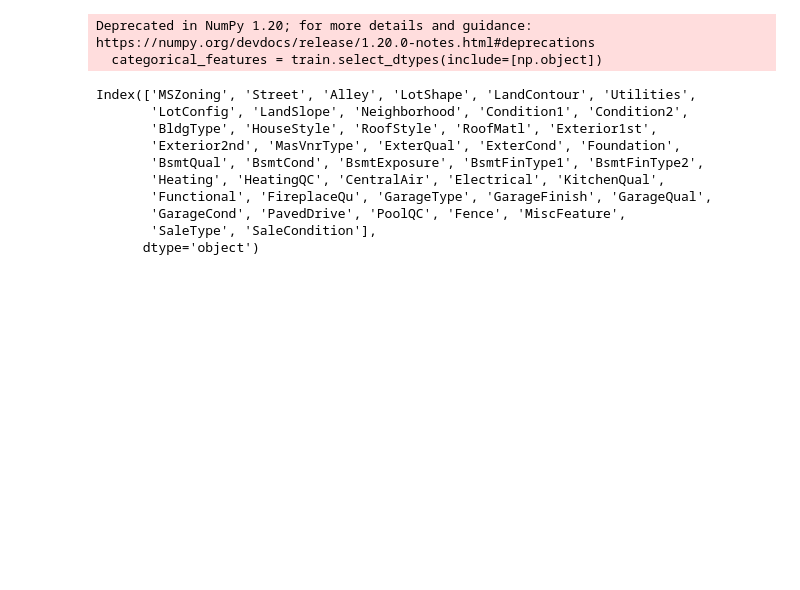
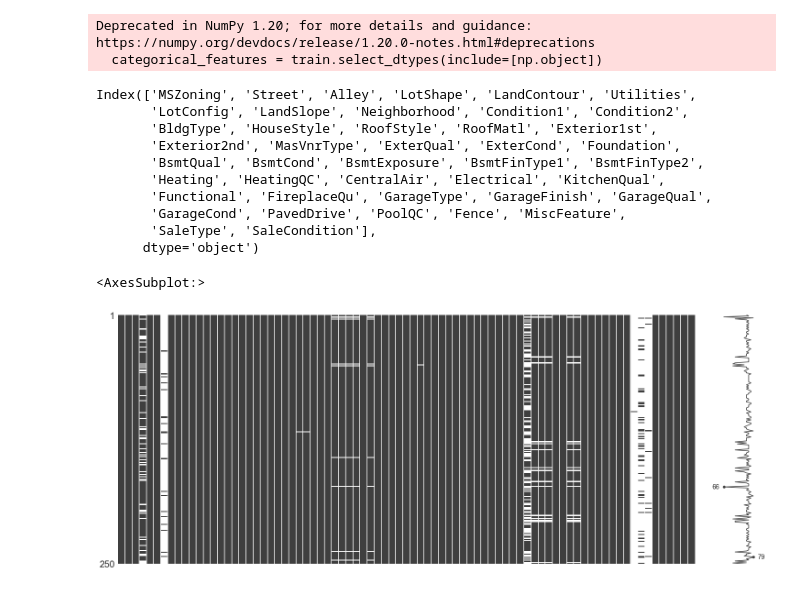
Before and after one commit to KamiLimu1/Data_Science2022, a Jupyter notebook: TutorialOnExplanatoryDataAnalysis.ipynb, the cells around one changed output. Drawn from its saved outputs; the diff is of its cells as text; code cells hidden in the pictures; blank space fills up the shorter version.

Commit message:
Visualising missing values using missingno

```diff
--- a/TutorialOnExplanatoryDataAnalysis.ipynb
+++ b/TutorialOnExplanatoryDataAnalysis.ipynb
@@ -78,3 +79,8 @@ Index(['MSZoning', 'Street', 'Alley', 'LotShape', 'LandContour', 'Utilities',
        'GarageCond', 'PavedDrive', 'PoolQC', 'Fence', 'MiscFeature',
        'SaleType', 'SaleCondition'],
       dtype='object')
+# %%
+msno.matrix(train.sample(250))
+# %% [output]
+<AxesSubplot:>
+[figure, added]
```
Also changed, not shown: parts of 1 cell of this notebook.
